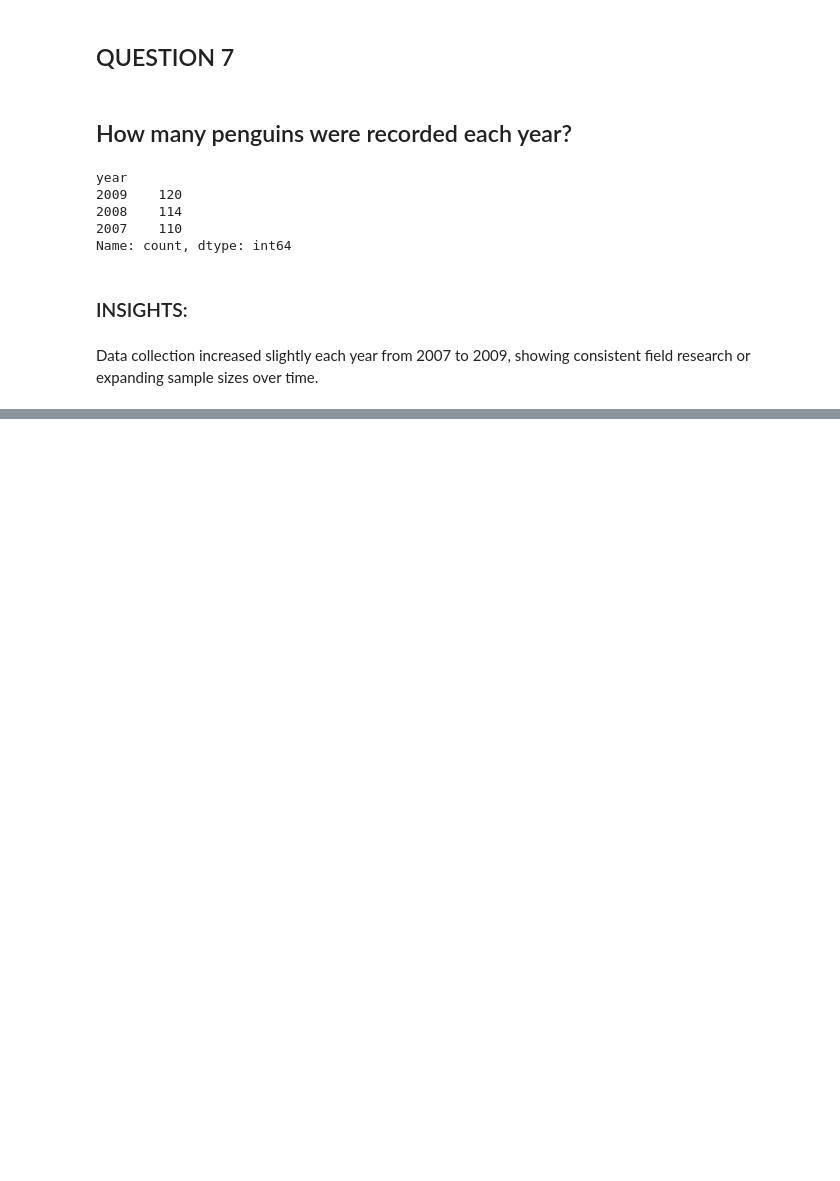
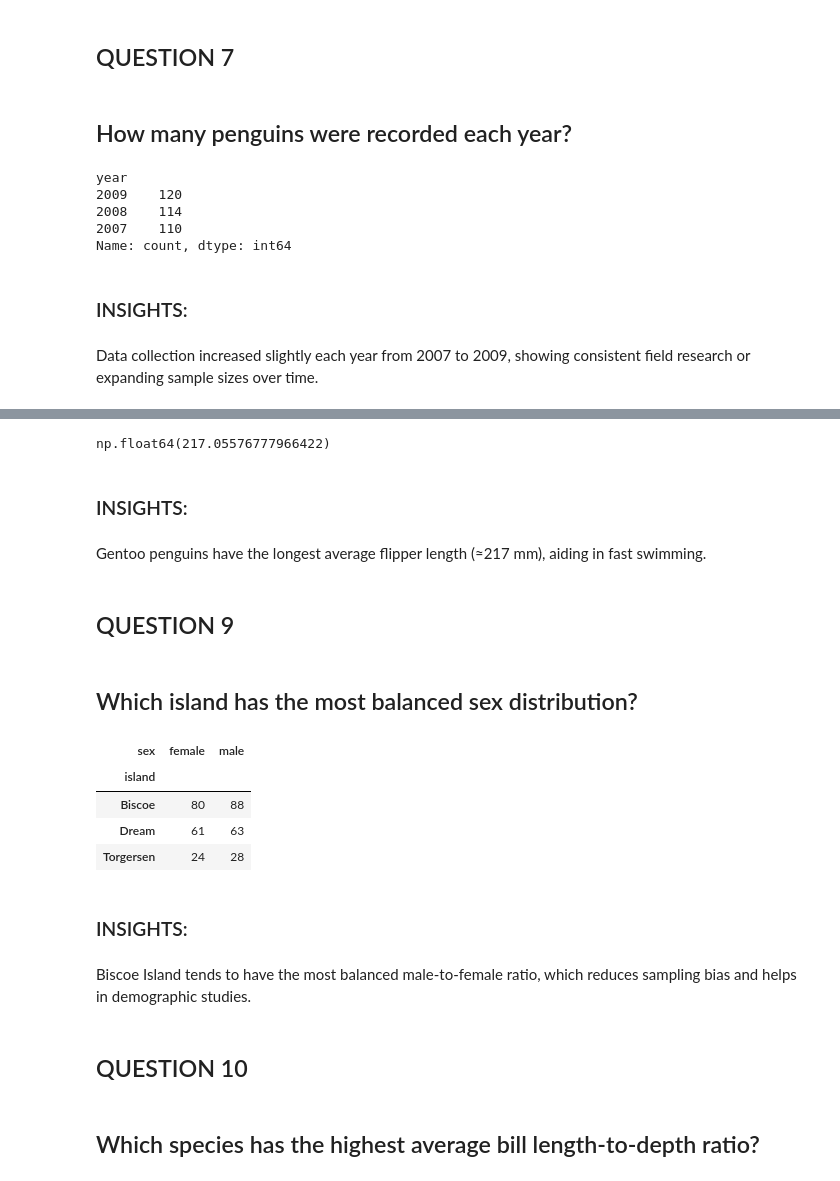
Before and after one commit to lovelyyyyyyyy19/elec303_cabana, a Jupyter notebook: ELEC303/Activity-1.ipynb, the cells around one changed output, grey strips where cells are left out. Saved outputs shown, nothing was run; the diff lists cells and outputs as text; code cells hidden in the pictures; blank space fills up the shorter version.

```diff
--- a/ELEC303/Activity-1.ipynb
+++ b/ELEC303/Activity-1.ipynb
@@ -685,0 +689,29 @@ Data collection increased slightly each year from 2007 to 2009, showing consiste
+# %%
+penguins[penguins['species']=='Gentoo']['flipper_length_mm'].mean()
+# %% [output]
+np.float64(217.05576777966422)
+# %% [markdown]
+<h3>INSIGHTS:</h3>
+# %% [markdown]
+Gentoo penguins have the longest average flipper length (≈217 mm), aiding in fast swimming.
+# %% [markdown]
+<h2>QUESTION 9</h2>
+# %% [markdown]
+<h2>Which island has the most balanced sex distribution?</h2>
+# %%
+tbl = penguins.dropna(subset=['sex','island']).pivot_table(index='island', columns='sex', values='species', aggfunc='count', fill_value=0)
+tbl
+# %% [output]
+| sex | female | male |
+| island |  |  |
+| Biscoe | 80 | 88 |
+| Dream | 61 | 63 |
+| Torgersen | 24 | 28 |
+# %% [markdown]
+<h3>INSIGHTS:</h3>
+# %% [markdown]
+Biscoe Island tends to have the most balanced male-to-female ratio, which reduces sampling bias and helps in demographic studies.
+# %% [markdown]
+<h2>QUESTION 10</h2>
+# %% [markdown]
+<h2>Which species has the highest average bill length-to-depth ratio?</h2>
```
Also changed, not shown: parts of 27 cells of this notebook.
